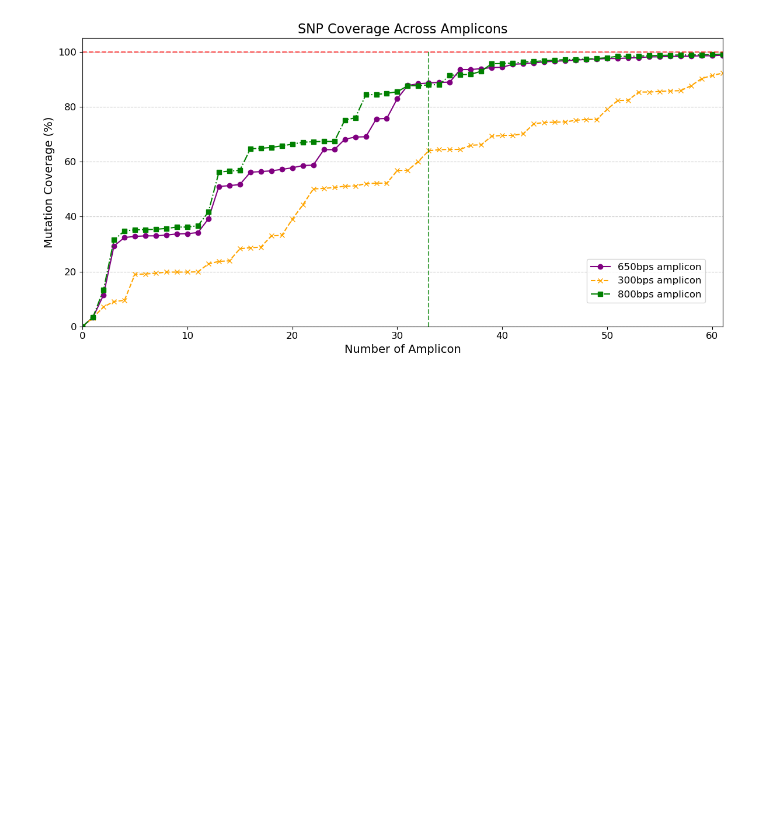
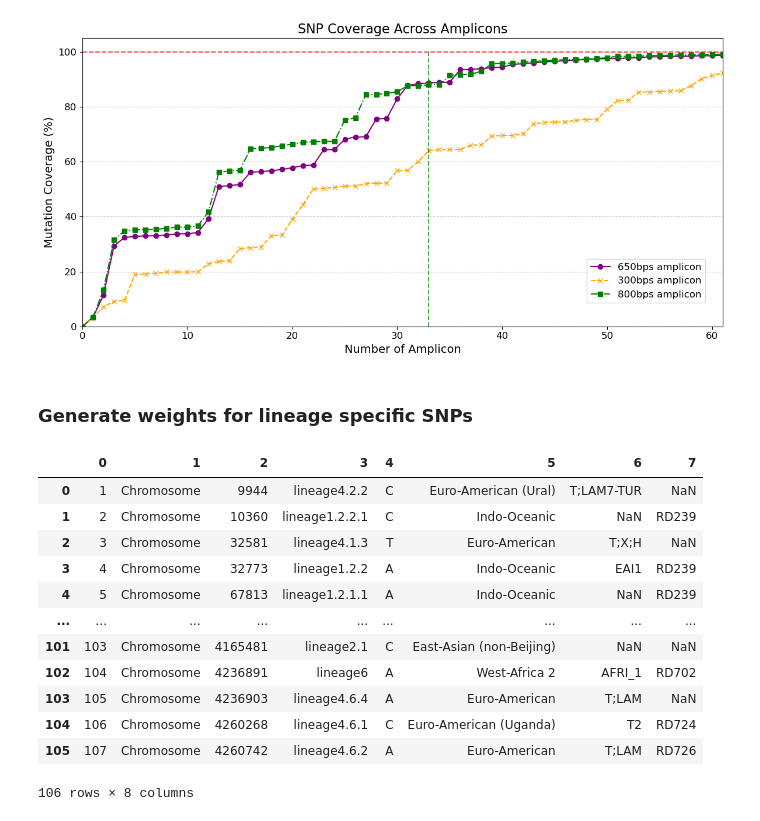
Before and after one commit to linfeng-wang/TOAST, a Jupyter notebook: cache/scratch1.ipynb, the cells around one changed output. Drawn from its saved outputs; the diff is of its cells as text; code cells hidden in the pictures; blank space fills up the shorter version.

```diff
--- a/cache/scratch1.ipynb
+++ b/cache/scratch1.ipynb
@@ -656,3 +656,5 @@ plt.tight_layout()
 plt.show()
 # %% [output]
 [figure]
+# %% [markdown]
+### Generate weights for lineage specific SNPs
@@ -658,0 +663,16 @@ plt.show()
+# %%
+lin_pos
+# %% [output]
+|  | 0 | 1 | 2 | 3 | 4 | 5 | 6 | 7 |
+| 0 | 1 | Chromosome | 9944 | lineage4.2.2 | C | Euro-American (Ural) | T;LAM7-TUR | NaN |
+| 1 | 2 | Chromosome | 10360 | lineage1.2.2.1 | C | Indo-Oceanic | NaN | RD239 |
+| 2 | 3 | Chromosome | 32581 | lineage4.1.3 | T | Euro-American | T;X;H | NaN |
+| 3 | 4 | Chromosome | 32773 | lineage1.2.2 | A | Indo-Oceanic | EAI1 | RD239 |
+| 4 | 5 | Chromosome | 67813 | lineage1.2.1.1 | A | Indo-Oceanic | NaN | RD239 |
+| ... | ... | ... | ... | ... | ... | ... | ... | ... |
+| 101 | 103 | Chromosome | 4165481 | lineage2.1 | C | East-Asian (non-Beijing) | NaN | NaN |
+| 102 | 104 | Chromosome | 4236891 | lineage6 | A | West-Africa 2 | AFRI_1 | RD702 |
+| 103 | 105 | Chromosome | 4236903 | lineage4.6.4 | A | Euro-American | T;LAM | NaN |
+| 104 | 106 | Chromosome | 4260268 | lineage4.6.1 | C | Euro-American (Uganda) | T2 | RD724 |
+| 105 | 107 | Chromosome | 4260742 | lineage4.6.2 | A | Euro-American | T;LAM | RD726 |
+106 rows × 8 columns
```
Also changed, not shown: parts of 7 cells of this notebook, 22 other files.
